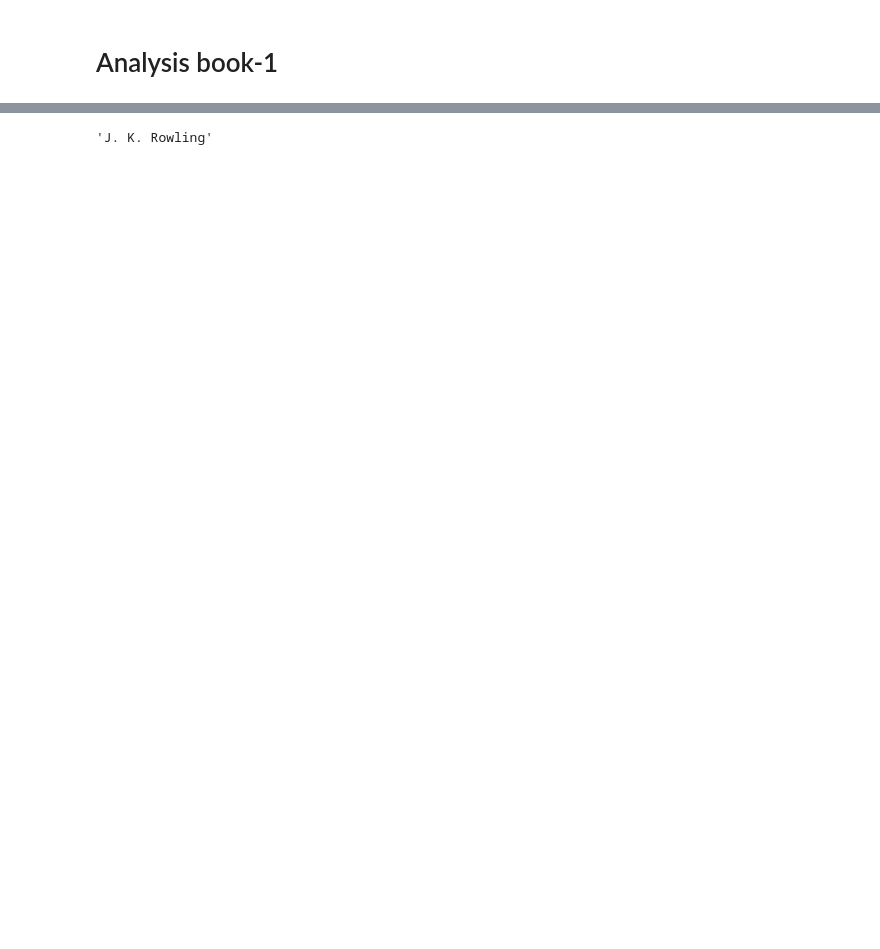
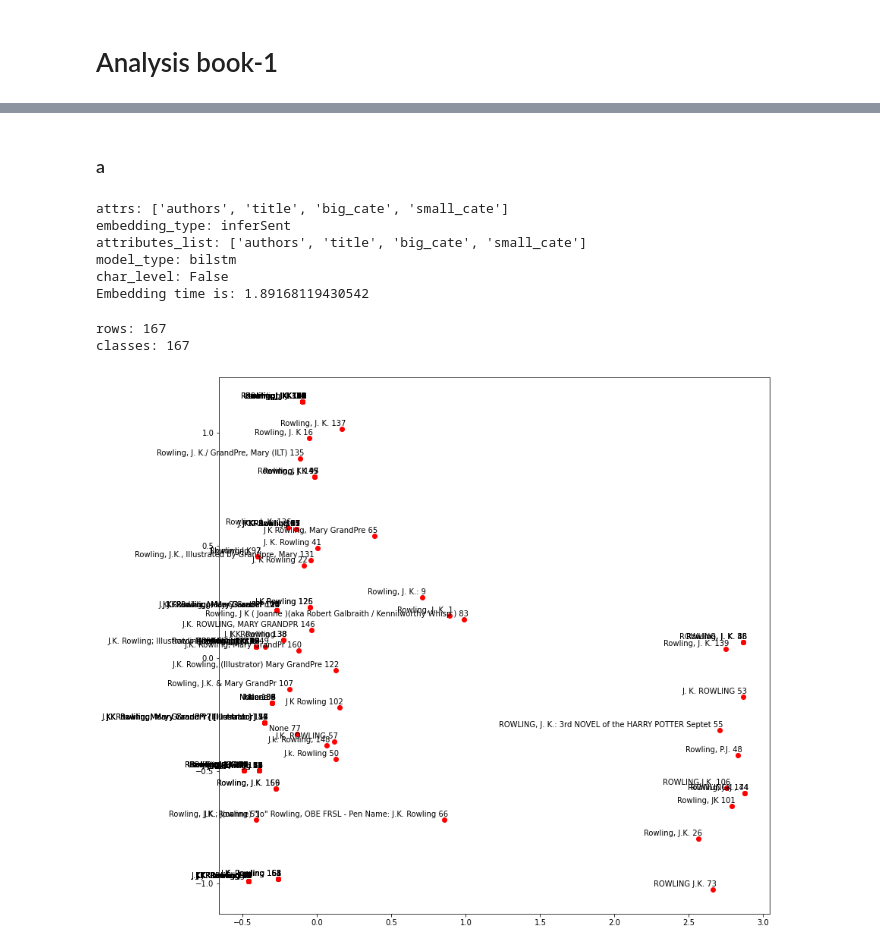
Before and after one commit to JSLKM/thesis_blocking, a Jupyter notebook: fusion_notebooks/After summer/Testing.ipynb, the cells around one changed output, grey strips where cells are left out. Saved outputs shown, nothing was run; the diff lists cells and outputs as text; code cells hidden in the pictures; blank space fills up the shorter version.

```diff
--- a/fusion_notebooks/After summer/Testing.ipynb
+++ b/fusion_notebooks/After summer/Testing.ipynb
@@ -30,0 +38,2 @@ table_group_by_isbn = table.groupby('ISBN_10')
+# %%
+dataset_name, table_group_by_isbn, isbn_list, true_authors = load_dataset(key_values)
@@ -38,0 +45,2 @@ ISBN: 0439136350
+# %%
+table_ISBN, list_authors, true_author = load_by_index(table_group_by_isbn, isbn_list, true_authors, 0)
@@ -58,5 +71,35 @@ Rowling, J.K.,                                                              1
 Name: authors, dtype: int64
-# %%
-true_authors[0]
-# %% [output]
-'J. K. Rowling'
+# %% [markdown]
+### a
+# %%
+attr_list = ['authors','title','big_cate', 'small_cate']
+key_values['attributes_list'] = attr_list
+embeddings_tokens = sentence_embedding(table_ISBN, key_values)
+# %% [output]
+attrs: ['authors', 'title', 'big_cate', 'small_cate']
+embedding_type: inferSent
+attributes_list: ['authors', 'title', 'big_cate', 'small_cate']
+model_type: bilstm
+char_level: False
+Embedding time is: 1.89168119430542
+# %%
+from dimensionality_reduction_algorithms.pca import pca_dim_reduction
+from sklearn.decomposition import PCA
+
+
+pca_model = PCA(n_components=2, random_state=88)
+
+pca_embeddings = pca_model.fit_transform(embeddings_tokens)
+
+
+params['reduction'] = {
+    'name': 'PCA',
+    'num_components': 2,
+    'verbose': 1,
+}
+# %%
+plotChart(column, pca_embeddings)
+# %% [output]
+rows: 167
+classes: 167
+[figure, added]
```
Also changed, not shown: parts of 22 cells of this notebook, 7 other files.
